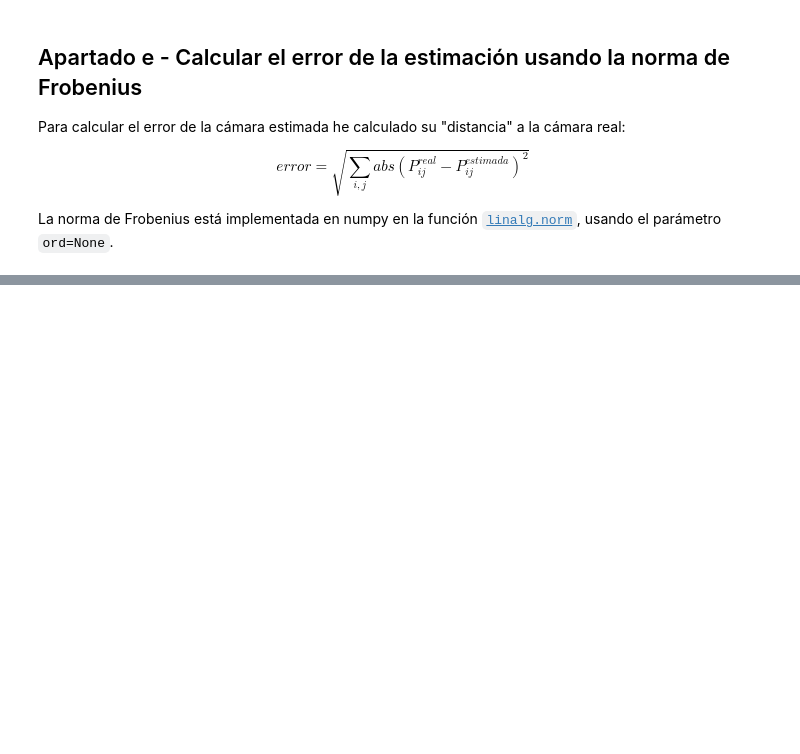
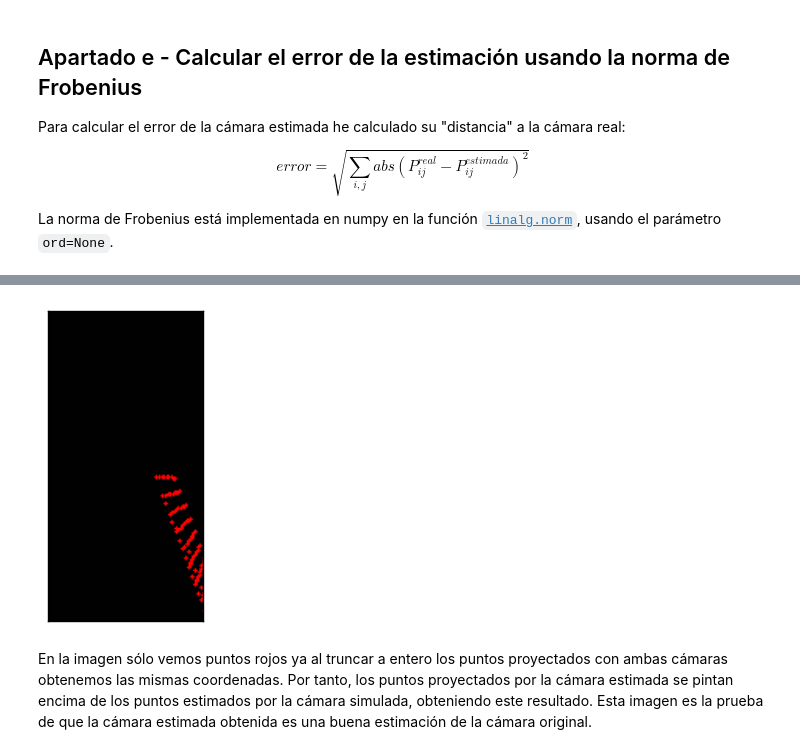
Before and after one commit to mgmacias95/Vision-por-Computador, a Jupyter notebook: P3/Visión por Computador - Práctica 3.ipynb, the cells around one changed output, grey strips where cells are left out. Saved outputs shown, nothing was run; the diff lists cells and outputs as text; code cells hidden in the pictures; blank space fills up the shorter version.

```diff
--- a/P3/Visión por Computador - Práctica 3.ipynb
+++ b/P3/Visión por Computador - Práctica 3.ipynb
@@ -3,6 +3,17 @@
 import numpy as np
 import cv2
 from matplotlib import pyplot as plt # necesario para mostrar imágenes en jupyter
+
+def mostrar(imagen):
+    if len(imagen.shape) == 3:
+        img = cv2.cvtColor(imagen, cv2.COLOR_BGR2RGB)
+        plt.imshow(img)
+    else:
+        img = imagen
+        plt.imshow(img, cmap='Greys_r')
+
+    plt.xticks([]), plt.yticks([])  # to hide tick values on X and Y axis
+    plt.show()
 # %% [markdown]
 # Ejercicio 1 - Estimación de la matriz cámara a partir de puntos 3D y sus proyecciones 2D.
 
@@ -269,0 +289,20 @@ Error en la estimación de P:  0.108085255013
+# %%
+# Función para pintar los puntos proyectados por la cámara real y la estimada
+def draw_points(real_points, estimated_points):
+    # creamos una imagen vacía
+    img = np.ones(shape=(200,100,3), dtype=np.uint8)
+    rp = np.array(150*real_points, dtype=np.int32)
+    ep = np.array(150*estimated_points, dtype=np.int32)
+    # pintamos los distintos puntos
+    for i in range(real_points.shape[0]):
+        cv2.circle(img=img, radius= 1, center=(rp[i,0], rp[i,1]), \
+                   color=(0,255,0), thickness=-1)
+        cv2.circle(img=img, radius=1, center=(ep[i, 0], ep[i, 1]), \
+                   color=(0, 0, 255), thickness=-1)
+    mostrar(img)
+
+draw_points(real_points=c, estimated_points=proyecta_puntos_en_plano(camara=dlt,puntos=p))
+# %% [output]
+[figure, added]
+# %% [markdown]
+En la imagen sólo vemos puntos rojos ya al truncar a entero los puntos proyectados con ambas cámaras obtenemos las mismas coordenadas. Por tanto, los puntos proyectados por la cámara estimada se pintan encima de los puntos estimados por la cámara simulada, obteniendo este resultado. Esta imagen es la prueba de que la cámara estimada obtenida es una buena estimación de la cámara original.
```
Also changed, not shown: parts of 7 cells of this notebook.
